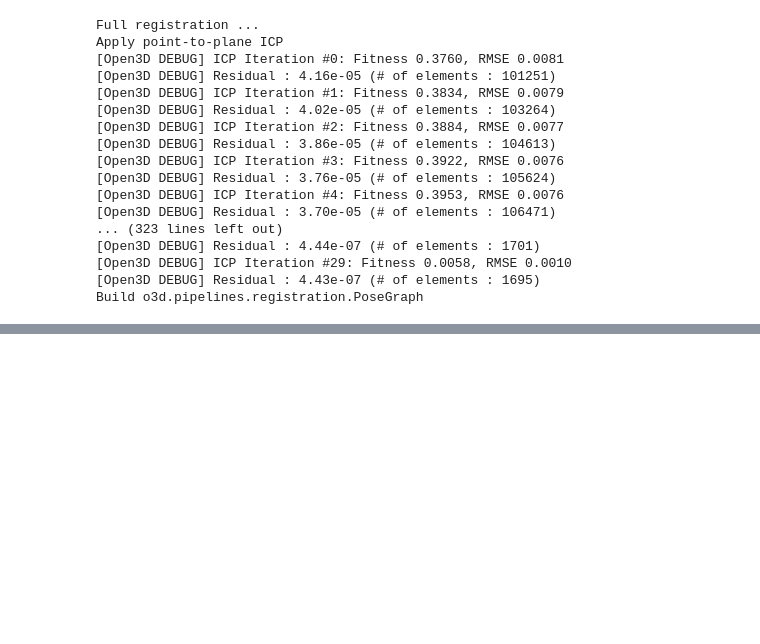
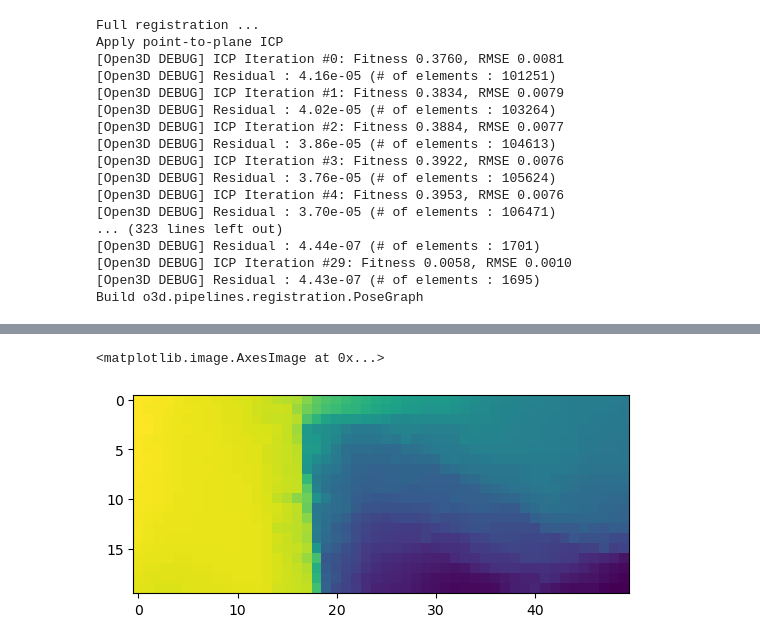
Before and after one commit to Ertugrulmert/Stable-Diffusion-AR-Environment-Generation, a Jupyter notebook: PCD Registration and Meshes-Copy1.ipynb, the cells around one changed output, grey strips where cells are left out. Saved outputs shown, nothing was run; the diff lists cells and outputs as text; code cells hidden in the pictures; blank space fills up the shorter version.

```diff
--- a/PCD Registration and Meshes-Copy1.ipynb
+++ b/PCD Registration and Meshes-Copy1.ipynb
@@ -286,0 +693,8 @@ Transform points and display
+# %%
+a = depthMap[140:,0:50]
+b = depthMap[:20,0:50]
+
+plt.imshow(b)
+# %% [output]
+<matplotlib.image.AxesImage at 0x...>
+[figure, added]
```
Also changed, not shown: parts of 58 cells of this notebook, 23 other files.
